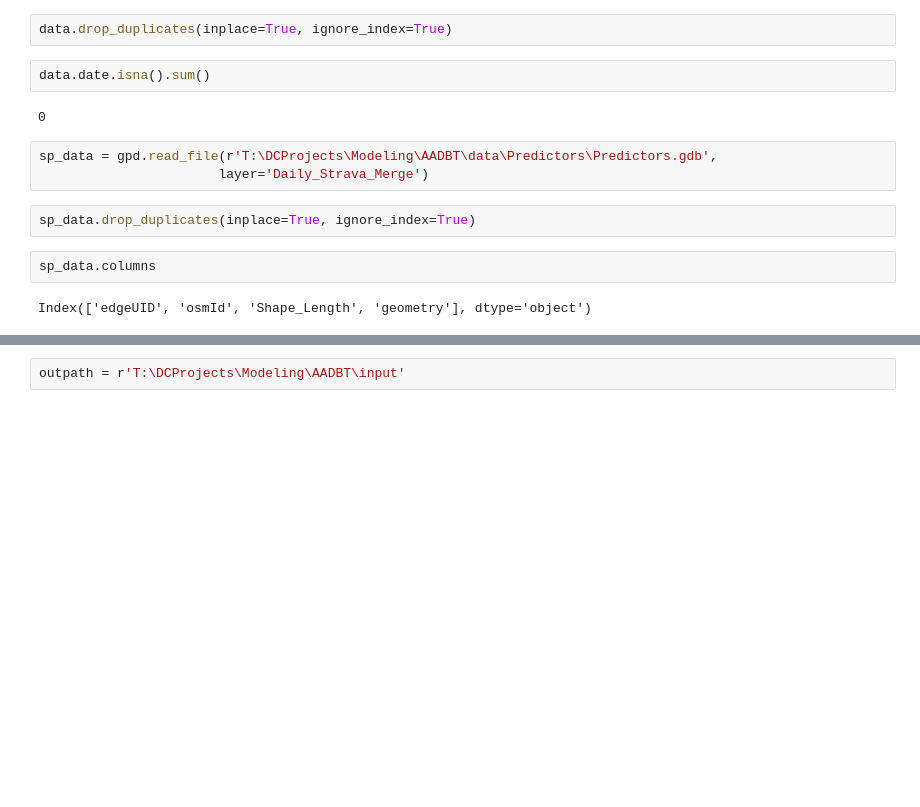
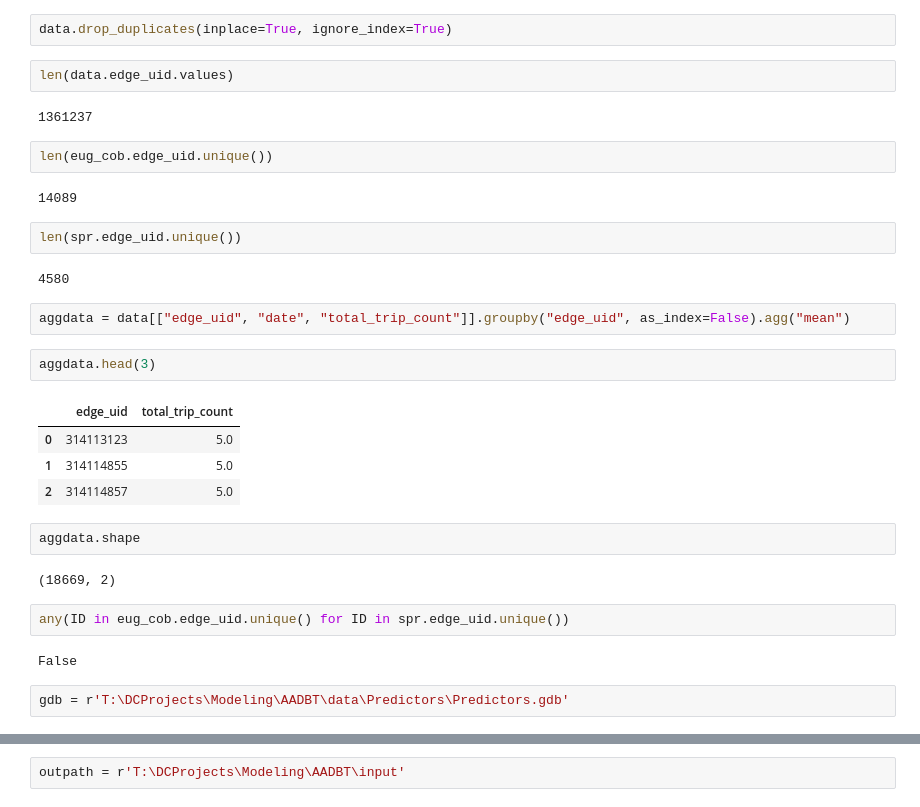
Before and after one commit to dongmeic/MPO_Data_Portal, a Jupyter notebook: TrafficCountData/AADBT/explore_Strava_data.ipynb, the cells around one changed output, grey strips where cells are left out. Cells and saved outputs as stored; diff of their text form; blank space fills up the shorter version.

```diff
--- a/TrafficCountData/AADBT/explore_Strava_data.ipynb
+++ b/TrafficCountData/AADBT/explore_Strava_data.ipynb
@@ -14,16 +16,34 @@ spr = pd.read_csv(path+'\\Spr_daily_2018-01-01-2021-12-31_ride\Spr_Daily_Strava.
 data = eug_cob.append(spr, ignore_index=True)
 # %%
 data.drop_duplicates(inplace=True, ignore_index=True)
-# %%
-data.date.isna().sum()
-# %% [output]
-0
+# %%
+len(data.edge_uid.values)
+# %% [output]
+1361237
+# %%
+len(eug_cob.edge_uid.unique())
+# %% [output]
+14089
+# %%
+len(spr.edge_uid.unique())
+# %% [output]
+4580
+# %%
+aggdata = data[["edge_uid", "date", "total_trip_count"]].groupby("edge_uid", as_index=False).agg("mean")
+# %%
+aggdata.head(3)
+# %% [output]
+|  | edge_uid | total_trip_count |
+| 0 | 314113123 | 5.0 |
+| 1 | 314114855 | 5.0 |
+| 2 | 314114857 | 5.0 |
+# %%
+aggdata.shape
+# %% [output]
+(18669, 2)
+# %%
+any(ID in eug_cob.edge_uid.unique() for ID in spr.edge_uid.unique())
+# %% [output]
+False
 # %%
-sp_data = gpd.read_file(r'T:\DCProjects\Modeling\AADBT\data\Predictors\Predictors.gdb',
-                       layer='Daily_Strava_Merge')
+gdb = r'T:\DCProjects\Modeling\AADBT\data\Predictors\Predictors.gdb'
-# %%
-sp_data.drop_duplicates(inplace=True, ignore_index=True)
-# %%
-sp_data.columns
-# %% [output]
-Index(['edgeUID', 'osmId', 'Shape_Length', 'geometry'], dtype='object')
```
Also changed, not shown: parts of 33 cells of this notebook.
